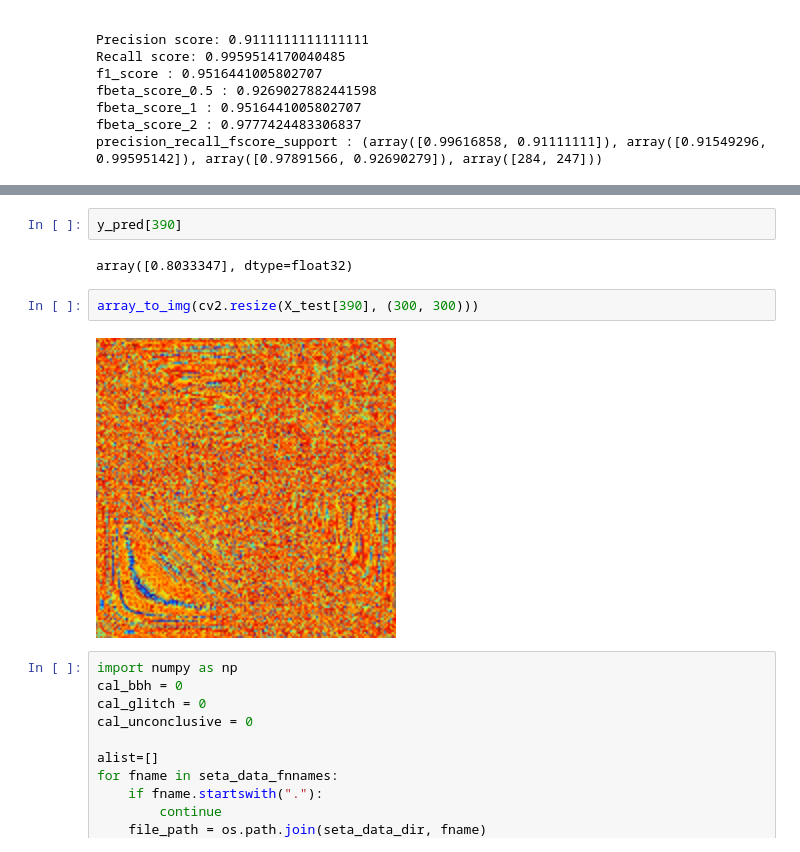
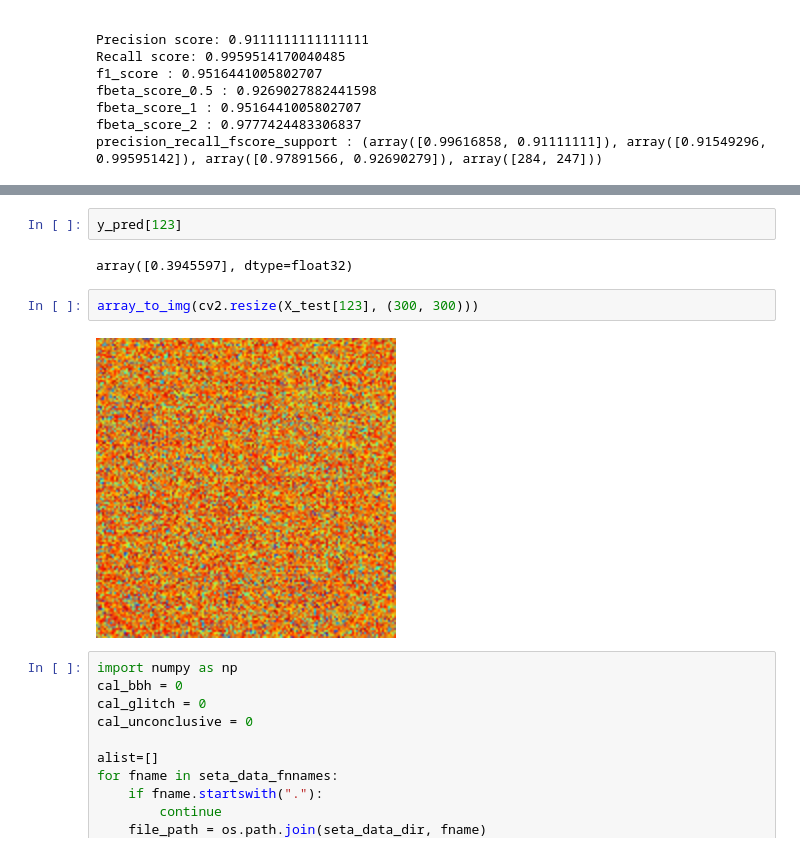
Before and after one commit to SGRGit/gwBICoherenceML, a Jupyter notebook: gwBICoherenceClassification.ipynb, the cells around one changed output, grey strips where cells are left out. Cells and saved outputs as stored; diff of their text form.

```diff
--- a/gwBICoherenceClassification.ipynb
+++ b/gwBICoherenceClassification.ipynb
@@ -313,11 +417,11 @@ array_to_img(cv2.resize(X_test[53], (300, 300)))
 # %%
-y_pred[390]
+y_pred[123]
 # %% [output]
-array([0.8033347], dtype=float32)
+array([0.3945597], dtype=float32)
 # %%
-array_to_img(cv2.resize(X_test[390], (300, 300)))
+array_to_img(cv2.resize(X_test[123], (300, 300)))
 # %% [output]
-[figure, old version]
+[figure, new version]
 # %%
 import numpy as np
 cal_bbh = 0
```
Also changed, not shown: parts of 20 cells of this notebook.
